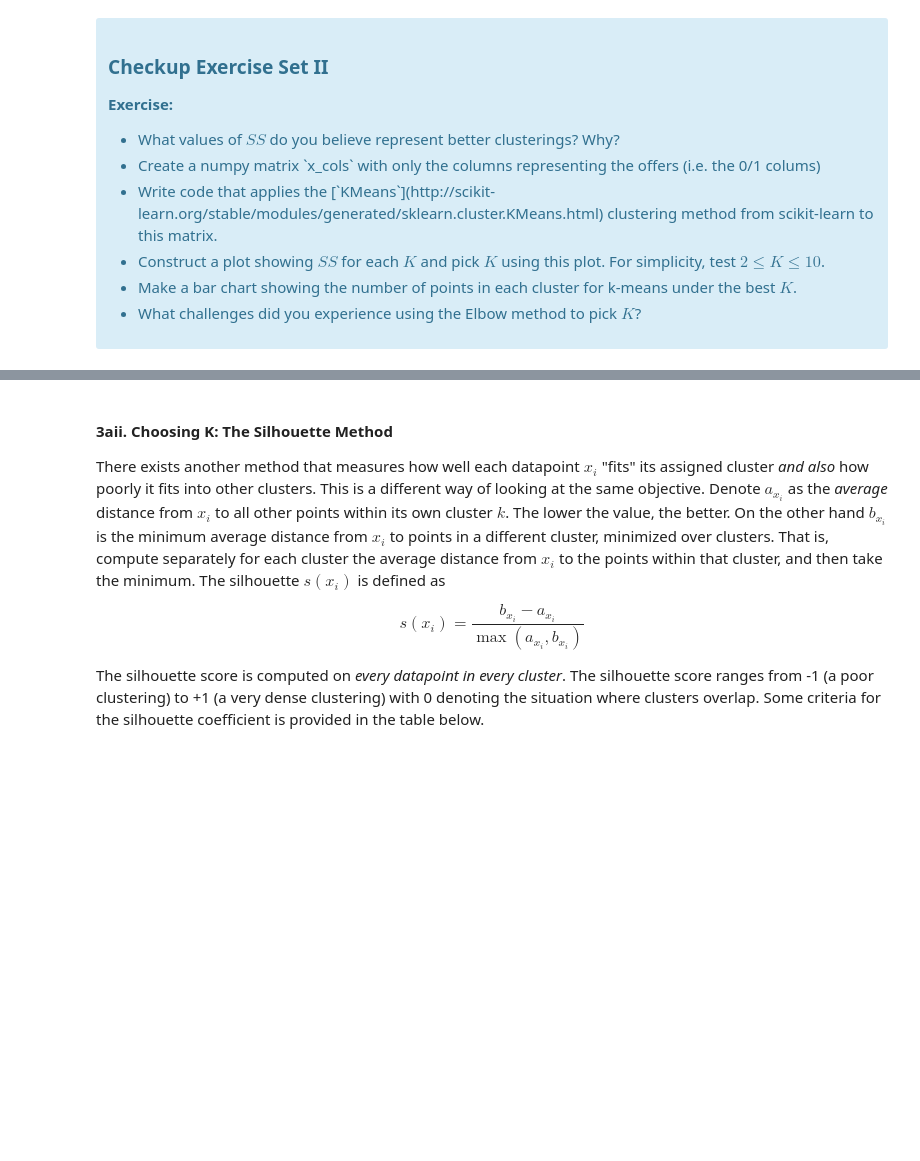
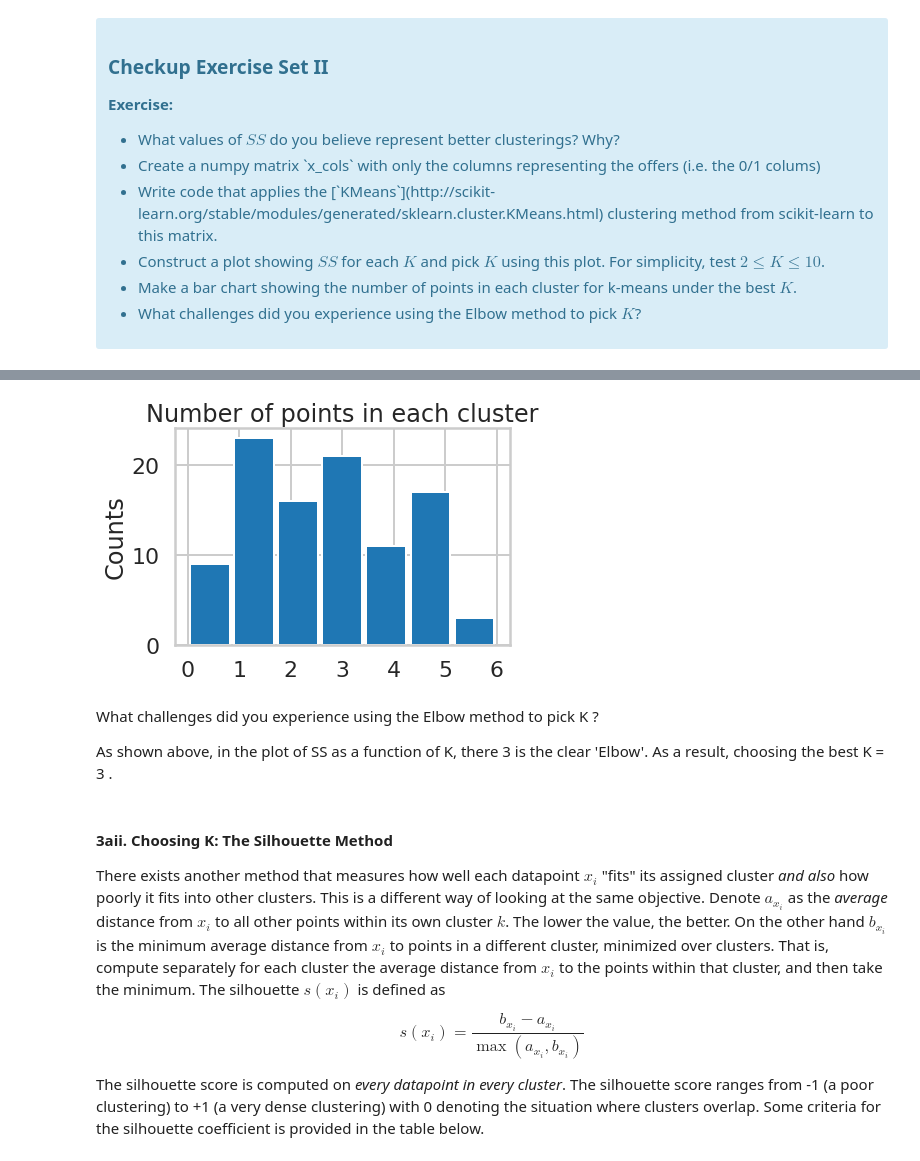
Before and after one commit to neetinds/Springboard, a Jupyter notebook: Clustering_Case_Study_Customer_Segmentation_with_K_Means_Tier_3.ipynb, the cells around one changed output, grey strips where cells are left out. Saved outputs shown, nothing was run; the diff lists cells and outputs as text; code cells hidden in the pictures; blank space fills up the shorter version.

```diff
--- a/Clustering_Case_Study_Customer_Segmentation_with_K_Means_Tier_3.ipynb
+++ b/Clustering_Case_Study_Customer_Segmentation_with_K_Means_Tier_3.ipynb
@@ -199,3 +203,21 @@ plt.show()
+# %%
+# choose k = 7 as the best K (It's actually hard, as there is no proper 'elbow' here)
+
+model = KMeans(n_clusters=7, random_state=10)
+mm = model.fit_predict(df_pivot)
+
+# plot the bar chart
+_= plt.hist(mm,bins=7,rwidth=0.9);
+plt.xticks(np.arange(7));
+plt.ylabel('Counts');
+plt.title('Number of points in each cluster');
+# %% [output]
+[figure, added]
+# %% [markdown]
+
+What challenges did you experience using the Elbow method to pick K ?
+
+As shown above, in the plot of SS as a function of K, there 3 is the clear 'Elbow'. As a result, choosing the best K = 3 .
 # %% [markdown]
 #### 3aii. Choosing K: The Silhouette Method
 
```
Also changed, not shown: parts of 9 cells of this notebook.
